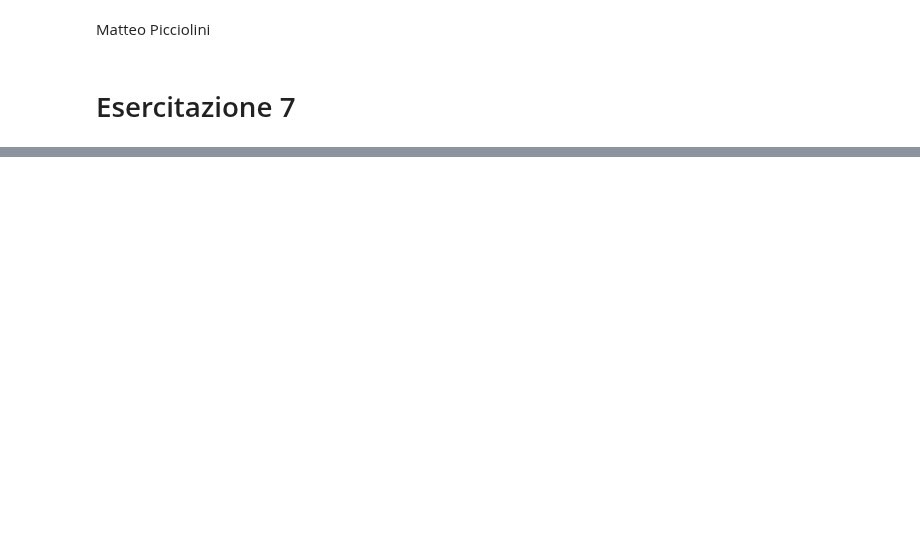
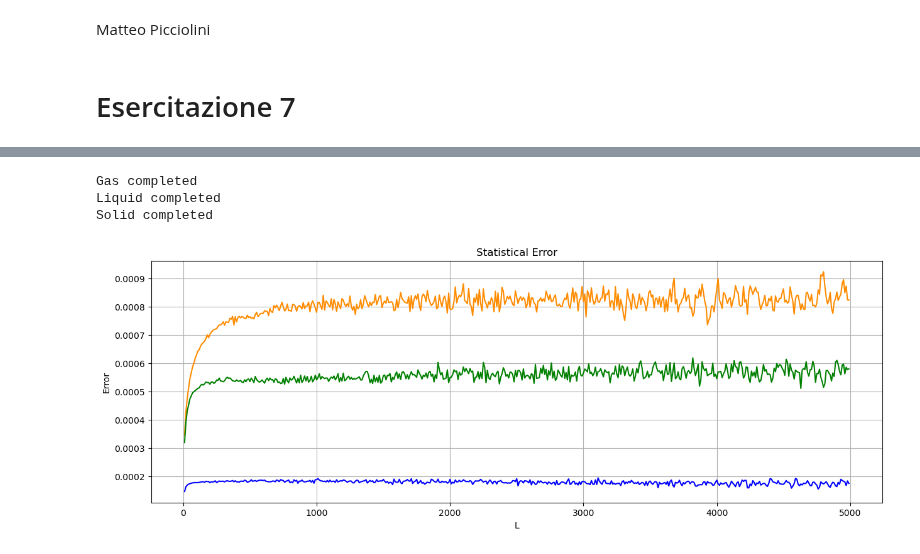
Before and after one commit to matteopicciolini/Numeric-Simulation-Laboratory, a Jupyter notebook: JupyterNotebooks/Exercises_07.ipynb, the cells around one changed output, grey strips where cells are left out. Saved outputs shown, nothing was run; the diff lists cells and outputs as text; code cells hidden in the pictures; blank space fills up the shorter version.

```diff
--- a/JupyterNotebooks/Exercises_07.ipynb
+++ b/JupyterNotebooks/Exercises_07.ipynb
@@ -71,0 +156,64 @@ dove tutte le grandezze si intendono in unità di LJ. Sfruttando il codice scrit
+# %%
+def calculate_error(average, average_squared, n):
+    # Calcola l'errore a partire dalla media, la media al quadrato e il numero di campioni.
+    if n == 0:
+        return 0
+    return np.sqrt((average_squared - average**2) / n)
+
+def data_blocking_analysis(data, num_blocks, block_length):
+    # Esegue l'analisi di data blocking su un insieme di dati.
+    running_average = 0
+    running_average_squared = 0
+    error = 0
+
+    for block_index in range(num_blocks):
+        block_sum = 0
+
+        for data_index in range(block_length):
+            block_sum += data[data_index + block_index * block_length]
+
+        block_mean = block_sum / block_length
+
+        running_average = (running_average * block_index + block_mean) / (block_index + 1)
+        running_average_squared = (running_average_squared * block_index + block_mean**2) / (block_index + 1)
+        error = calculate_error(running_average, running_average_squared, block_index)
+
+    return error
+
+
+def plot_statistical_error(data, title, color):
+    errors = []
+    x_values = []
+    L_range = range(L_min, L_max, 10)
+    for L in L_range:
+        N = int(M / L)
+        err = data_blocking_analysis(data, N, L)
+        errors.append(err)
+        x_values.append(L)
+
+    plt.plot(x_values, errors, label = title, color = color)
+
+L_min = 10
+L_max = 5000
+M = 500000
+
+fig = plt.figure(figsize = (15, 5))
+
+plt.title("Statistical Error")
+
+plot_statistical_error(gas_instant, 'Gas', 'blue')
+print("Gas completed")
+plot_statistical_error(liquid_instant, 'Liquid', 'darkorange')
+print("Liquid completed")
+plot_statistical_error(solid_instant, 'Solid', 'green')
+print("Solid completed")
+
+plt.ylabel("Error")
+plt.xlabel('L')
+plt.grid(True)
+plt.show()
+# %% [output]
+Gas completed
+Liquid completed
+Solid completed
+[figure, added]
```
Also changed, not shown: parts of 11 cells of this notebook, 44 other files.
